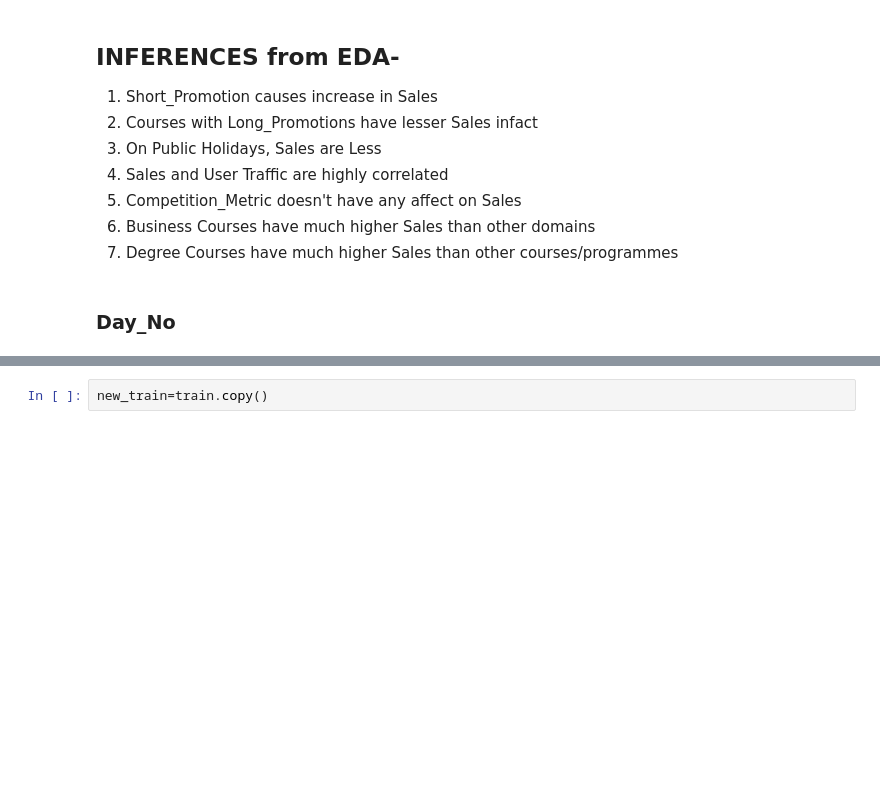
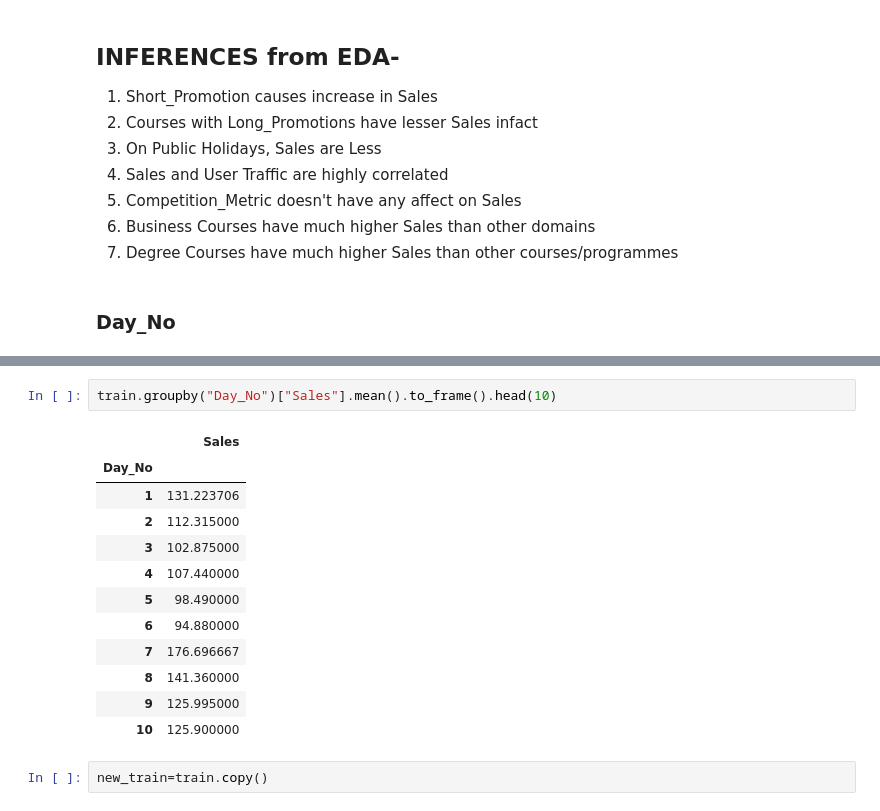
Before and after one commit to iasarthak/AV-Bootcamp-ML-Hackathon, a Jupyter notebook: EDA.ipynb, the cells around one changed output, grey strips where cells are left out. Drawn from its saved outputs; the diff is of its cells as text; blank space fills up the shorter version.

```diff
--- a/EDA.ipynb
+++ b/EDA.ipynb
@@ -821,3 +830,18 @@ train.groupby("Day_No")["Sales"].mean().to_frame().plot(kind='line',figsize=(14,
+# %%
+train.groupby("Day_No")["Sales"].mean().to_frame().head(10)
+# %% [output]
+|  | Sales |
+| Day_No |  |
+| 1 | 131.223706 |
+| 2 | 112.315000 |
+| 3 | 102.875000 |
+| 4 | 107.440000 |
+| 5 | 98.490000 |
+| 6 | 94.880000 |
+| 7 | 176.696667 |
+| 8 | 141.360000 |
+| 9 | 125.995000 |
+| 10 | 125.900000 |
 # %%
 new_train=train.copy()
 # %%
```
Also changed, not shown: parts of 2 cells of this notebook, 10 other files.
